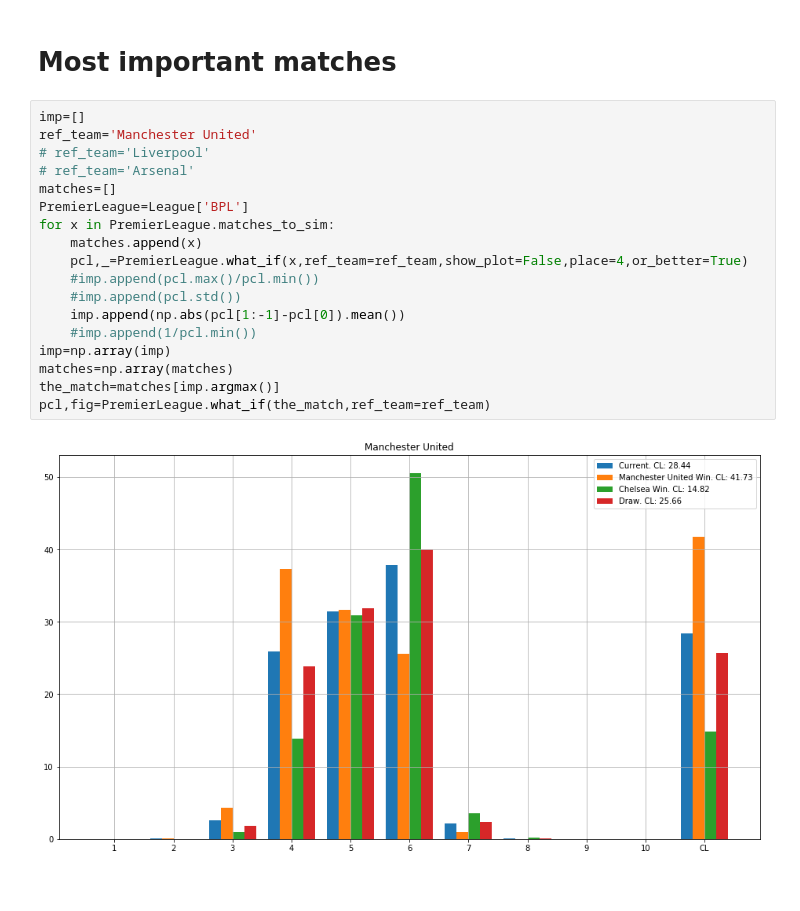
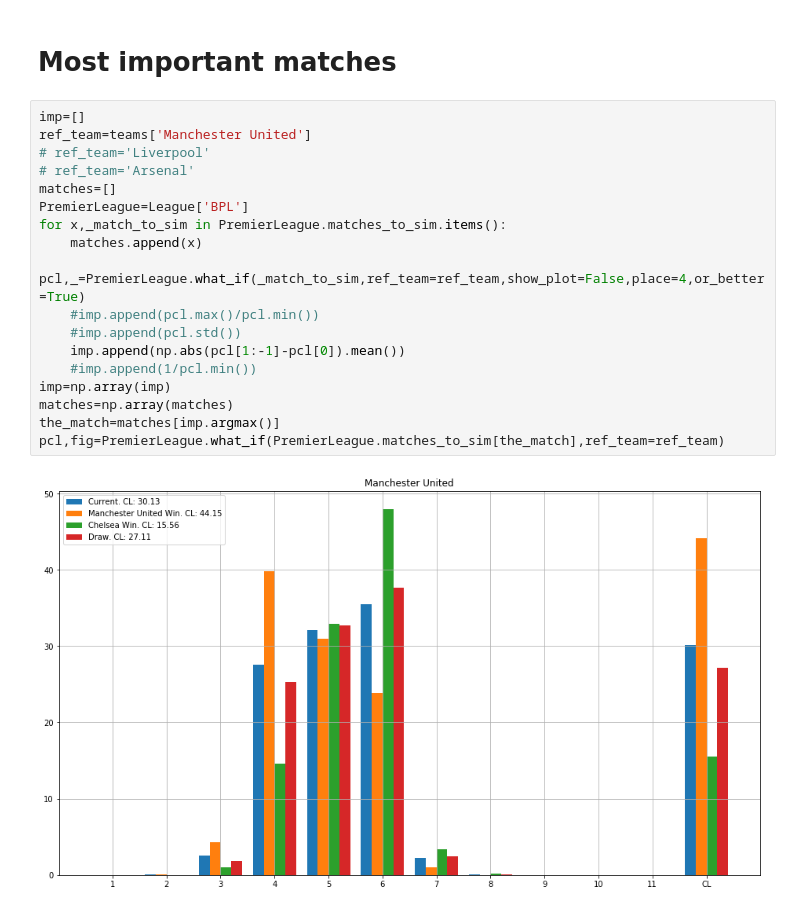
Before and after one commit to tchnvkng/football_sim, a Jupyter notebook: pl2.ipynb, the cells around one changed output. Saved outputs shown, nothing was run; the diff lists cells and outputs as text.

```diff
--- a/pl2.ipynb
+++ b/pl2.ipynb
@@ -159,24 +168,24 @@ PremierLeague.team_report('Manchester United')
 # Most important matches
 # %%
 imp=[]
-ref_team='Manchester United'
+ref_team=teams['Manchester United']
 # ref_team='Liverpool'
 # ref_team='Arsenal'
 matches=[]
 PremierLeague=League['BPL']
-for x in PremierLeague.matches_to_sim:
+for x,_match_to_sim in PremierLeague.matches_to_sim.items():
     matches.append(x)
-    pcl,_=PremierLeague.what_if(x,ref_team=ref_team,show_plot=False,place=4,or_better=True)
+    pcl,_=PremierLeague.what_if(_match_to_sim,ref_team=ref_team,show_plot=False,place=4,or_better=True)
     #imp.append(pcl.max()/pcl.min())
     #imp.append(pcl.std())
     imp.append(np.abs(pcl[1:-1]-pcl[0]).mean())
     #imp.append(1/pcl.min())
 imp=np.array(imp)
 matches=np.array(matches)
 the_match=matches[imp.argmax()]
-pcl,fig=PremierLeague.what_if(the_match,ref_team=ref_team)
+pcl,fig=PremierLeague.what_if(PremierLeague.matches_to_sim[the_match],ref_team=ref_team)
 # %% [output]
-[figure, old version]
+[figure, new version]
 # %%
 i_sort=(-imp).argsort()
 matches=matches[i_sort]
```
Also changed, not shown: parts of 12 cells of this notebook, 2 other files.
